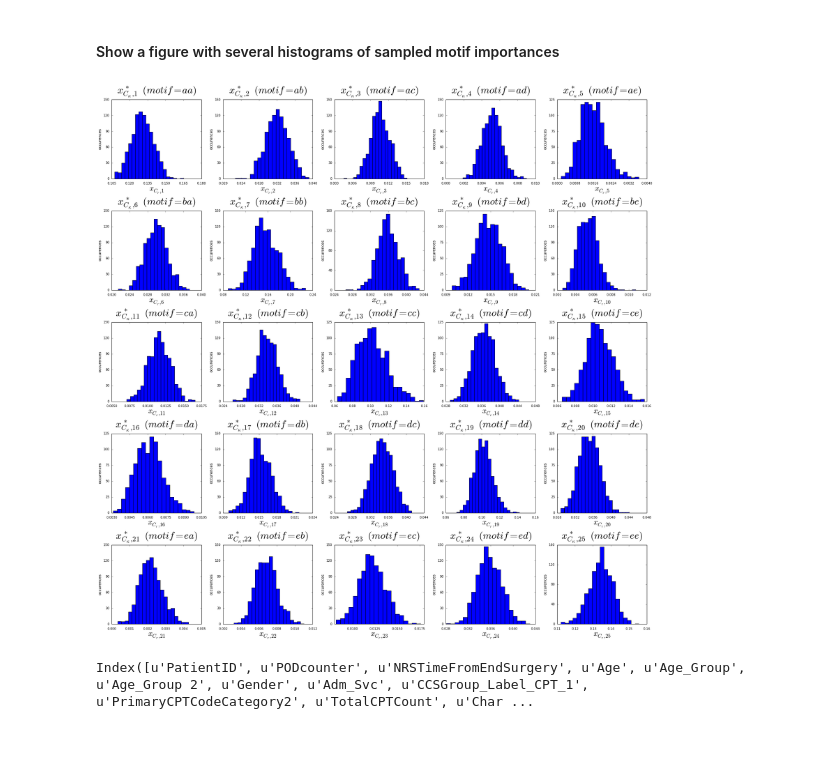
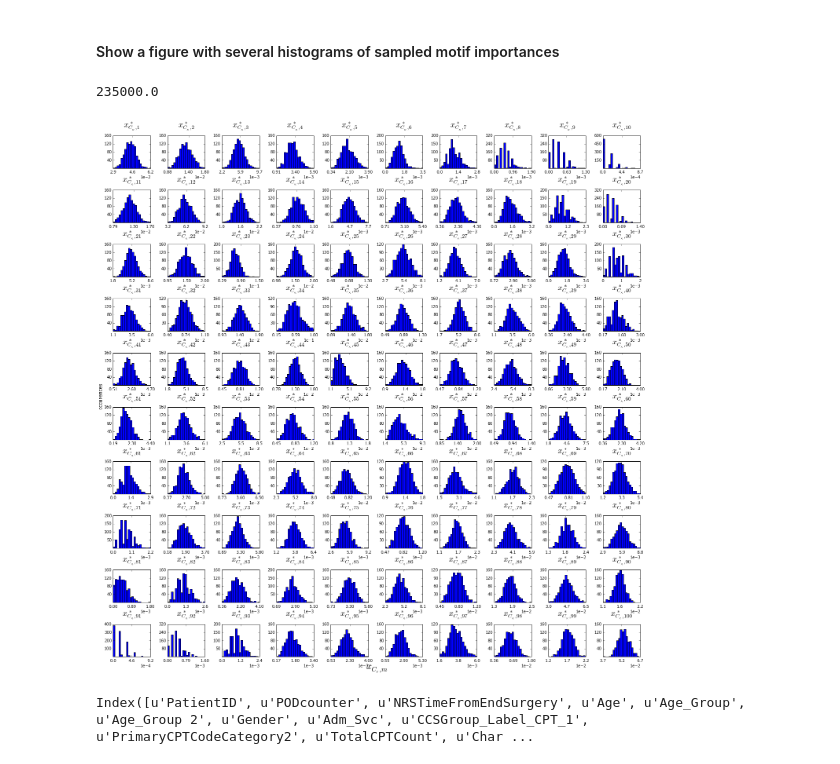
Before and after one commit to pvnick/tempos, a Jupyter notebook: pain_sax_ported.ipynb, the cells around one changed output. Drawn from its saved outputs; the diff is of its cells as text; code cells hidden in the pictures.

```diff
--- a/pain_sax_ported.ipynb
+++ b/pain_sax_ported.ipynb
@@ -81,7 +81,7 @@ def interpolate_patient_pain_scores(patient_dataframe_multiindexed, interval_min
     #pandas automatically re-adds this in post-processing. remove it so we dont have a duplicate
     del patient_dataframe_unindexed["PatientID"]
     patient_dataframe_time_indexed = patient_dataframe_unindexed.set_index("NRSTimeFromEndSurgery_mins")
-    time_series = patient_dataframe_time_indexed["PainScoreQuantMissing"]
+    time_series = patient_dataframe_time_indexed["PainScoreQuantMissing"].dropna()
     first_time_value = patient_dataframe_unindexed.NRSTimeFromEndSurgery_mins.iloc[0]
     last_time_value = patient_dataframe_unindexed.NRSTimeFromEndSurgery_mins.iloc[-1]
     constant_time_interval_points = np.arange(first_time_value, last_time_value, interval_minutes)
@@ -218,7 +198,7 @@ def sax_unwindowed(series, alphabet_size, length_override = None):
 interpolated_grouped_by_patient = pain_interpolated \
     .PainScoreQuantMissing \
     .groupby(level = "PatientID")
-alpha = 5
+alpha = 10
 saxes = interpolated_grouped_by_patient.apply(sax_unwindowed, alphabet_size=alpha)
 # %% [markdown]
 ## Intelligent icon calculation
@@ -258,11 +238,9 @@ def get_clustered_motif_matrices(cluster_column):
     return clustered_motrif_matrices
 # %%
 def sample_motif_importances(iteration, sample_size):
-    sample_indices = np.random.choice(motif_matrices_by_patient.index, size=sample_size, replace=False)
+    sample_indices = np.random.choice(motif_matrices_by_patient.index, size=sample_size, replace=True)
     sample = motif_matrices_by_patient.ix[sample_indices]
     individual_motif_counts = sample.sum()
     total_motif_quantities = individual_motif_counts.sum(axis=1)
     x = individual_motif_counts / total_motif_quantities
     return x
-# %%
-plt.rcParams
@@ -287,39 +269,52 @@ RcParams({'agg.path.chunksize': 0,
 # %% [markdown]
 #### Show a figure with several histograms of sampled motif importances
+# %%
+nr = 1000
+cluster_n = 100
+motif_importance_sample = pd.Series(np.arange(nr)).apply(sample_motif_importances, sample_size=cluster_n)
+# %% [output]
+235000.0
 # %%
-nr = 1000
-cluster_n = 100
-motif_importance_sample = pd.Series(np.arange(nr)).apply(sample_motif_importances, sample_size=cluster_n)
 plots_per_row = np.sqrt(len(motif_importance_sample.columns)).astype(int)
-fig, axes = plt.subplots(nrows=plots_per_row, ncols=plots_per_row, figsize=(25, 25), dpi=200)
-axes_flattened = axes.flatten()
-plt.hold(True)
+fig = plt.figure(figsize=[20,20])
+big_ax = fig.add_subplot(111)
+big_ax.set_xlabel(r'$x_{C_r,m}$', fontsize=24)
+big_ax.set_ylabel("occurences", fontsize=12)
+# Turn off axis lines and ticks of the big subplot
+big_ax.spines['top'].set_color('none')
+big_ax.spines['bottom'].set_color('none')
+big_ax.spines['left'].set_color('none')
+big_ax.spines['right'].set_color('none')
+big_ax.tick_params(labelcolor='w', top='off', bottom='off', left='off', right='off')
+
 #set the following to false when plotting lots of tiny histograms
-automatic_x_axis_labels = True
+automatic_x_axis_labels = False
 for i in motif_importance_sample.columns:
-    ax = axes_flattened[i]
+    ax = fig.add_subplot(plots_per_row, plots_per_row, i+1)
+    ax.ticklabel_format(style='sci', axis='x', scilimits=(0,0))
     title = all_motifs[i] + " (i=" + str(i+1) + ")"
     if automatic_x_axis_labels:
-        ax.xaxis.set_major_locator(plticker.MaxNLocator(nbins=5))
+        ax.xaxis.set_major_locator(plticker.MaxNLocator(nbins=3))
     else:
         min_val = motif_importance_sample[i].min()
         max_val = motif_importance_sample[i].max()
-        val_rng = max_val - min_val
-        adjustment = val_rng * .10
-        min_val = min_val - adjustment
-        max_val = max_val + adjustment
-        x_axis_ticks = np.linspace(min_val, max_val, num = 2).astype(np.float16)
+        x_axis_ticks = [float('{:.1e}'.format(tick)) for tick in np.linspace(min_val, max_val, num = 3)]
         ax.xaxis.set_ticks(x_axis_ticks)
-        ax.axis(xmin = min_val, xmax = max_val)
-    ax.tick_params(axis='x', pad=10)
-    #ax.set_title(label=r'$x^*_{C_\kappa,' + str(i+1) + '}$', fontsize=32, y=1.2)
-    ax.set_title(label=r'$x^*_{C_\kappa,' + str(i+1) + '}\ \ (motif=' + all_motifs[i] + ')$', fontsize=32, y=1.06)
-    ax.yaxis.set_major_locator(plticker.MaxNLocator(nbins=5))
-    ax.set_xlabel(r'$x_{C_r,' + str(i+1) + '}$', fontsize=24)
-    ax.set_ylabel("occurences", fontsize=12)
+        ax.axis(xmin = x_axis_ticks[0], xmax = x_axis_ticks[-1])
+    ax.tick_params(axis='x', pad=5)
+    figure_title=r'$x^*_{C_\kappa,' + str(i+1) + '}$'
+    plt.text(0.5, 1.25, figure_title,
+         horizontalalignment='center',
+         fontsize=20,
+         transform = ax.transAxes)
+
+    ax.set_title(label="foo", fontsize=18, color='w')#, y=1.2)
+    #ax.set_title(label=r'$x^*_{C_\kappa,' + str(i+1) + '}\ \ (motif=' + all_motifs[i] + ')$', fontsize=32, y=1.06)
+    ax.yaxis.set_major_locator(plticker.MaxNLocator(nbins=4, prune='lower'))
     ax.hist(motif_importance_sample[i], bins=20)
 
-plt.tight_layout()
+fig.tight_layout()
+#plt.tight_layout()
 # %% [output]
-[figure, old version]
+[figure, new version]
 # %%
```
Also changed, not shown: parts of 8 cells of this notebook, 3 other files.
